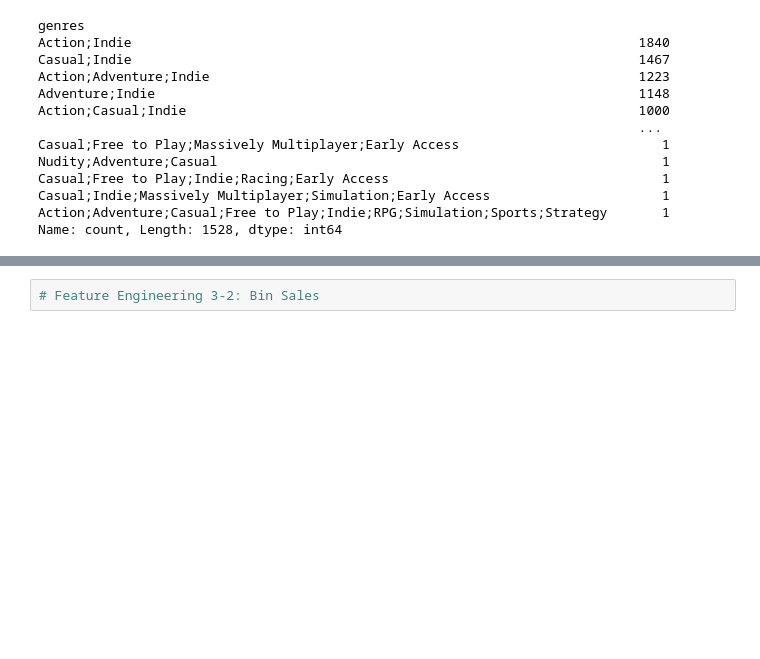
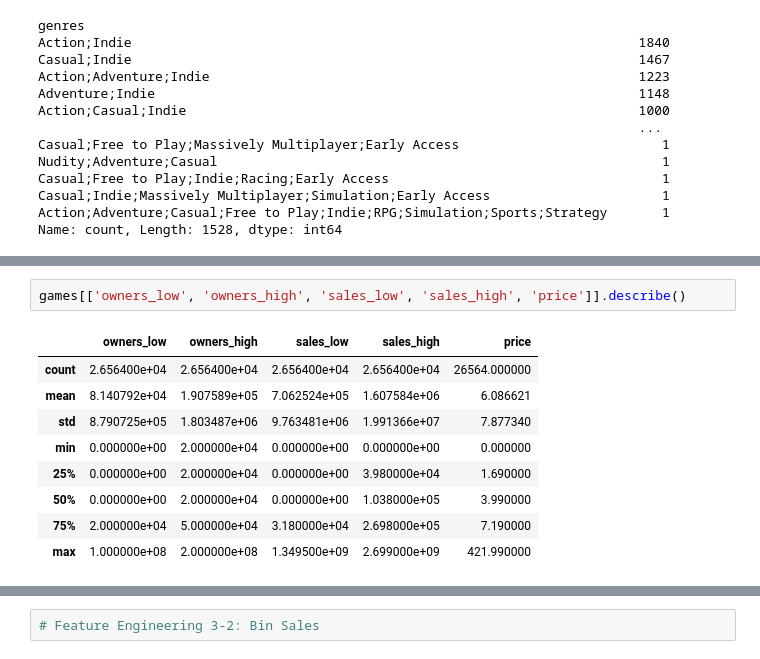
Before and after one commit to SangyunT/steam_game_sales, a Jupyter notebook: index.ipynb, the cells around one changed output, grey strips where cells are left out. Cells and saved outputs as stored; diff of their text form; blank space fills up the shorter version.

```diff
--- a/index.ipynb
+++ b/index.ipynb
@@ -96,0 +148,12 @@ Name: count, Length: 1528, dtype: int64
+# %%
+games[['owners_low', 'owners_high', 'sales_low', 'sales_high', 'price']].describe()
+# %% [output]
+|  | owners_low | owners_high | sales_low | sales_high | price |
+| count | 2.656400e+04 | 2.656400e+04 | 2.656400e+04 | 2.656400e+04 | 26564.000000 |
+| mean | 8.140792e+04 | 1.907589e+05 | 7.062524e+05 | 1.607584e+06 | 6.086621 |
+| std | 8.790725e+05 | 1.803487e+06 | 9.763481e+06 | 1.991366e+07 | 7.877340 |
+| min | 0.000000e+00 | 2.000000e+04 | 0.000000e+00 | 0.000000e+00 | 0.000000 |
+| 25% | 0.000000e+00 | 2.000000e+04 | 0.000000e+00 | 3.980000e+04 | 1.690000 |
+| 50% | 0.000000e+00 | 2.000000e+04 | 0.000000e+00 | 1.038000e+05 | 3.990000 |
+| 75% | 2.000000e+04 | 5.000000e+04 | 3.180000e+04 | 2.698000e+05 | 7.190000 |
+| max | 1.000000e+08 | 2.000000e+08 | 1.349500e+09 | 2.699000e+09 | 421.990000 |
```
Also changed, not shown: parts of 10 cells of this notebook.
